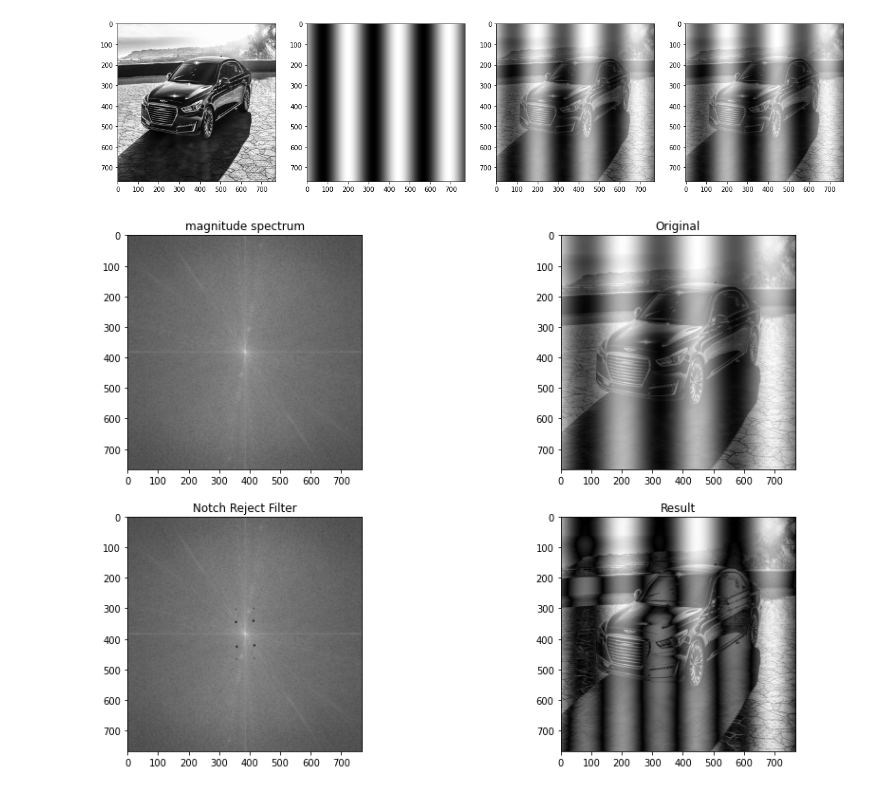
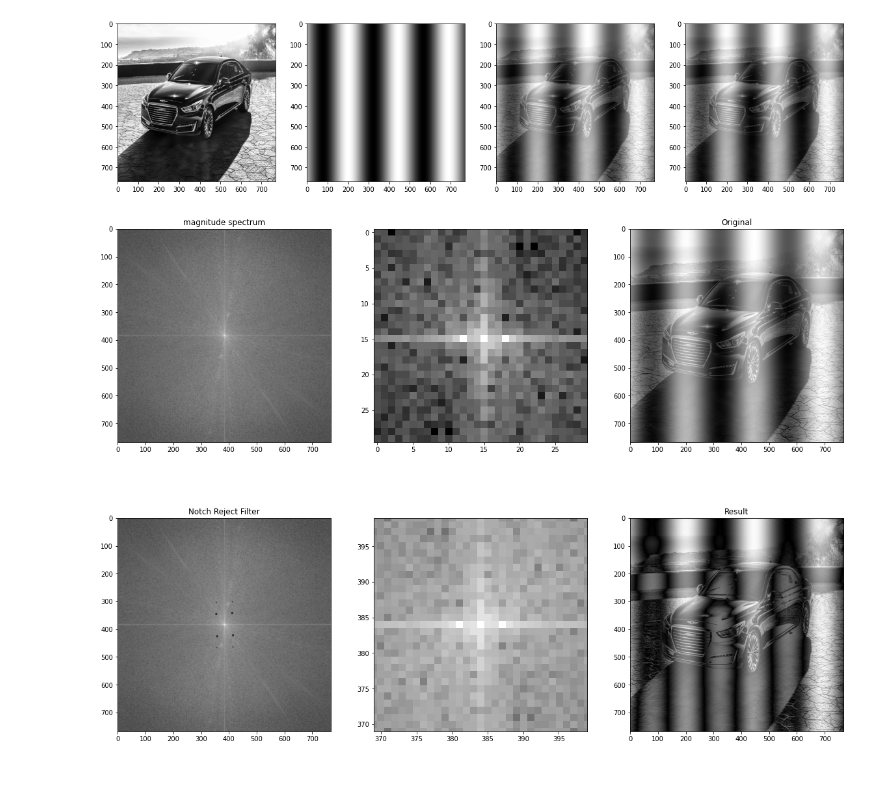
Before and after one commit to mckang6113875/AP_Test_OPEN, a Jupyter notebook: Image_Noise_Canceling_edit1.ipynb, the cells around one changed output. Cells and saved outputs as stored; diff of their text form; code cells hidden in the pictures.

```diff
--- a/Image_Noise_Canceling_edit1.ipynb
+++ b/Image_Noise_Canceling_edit1.ipynb
@@ -19,7 +19,7 @@ import matplotlib.pyplot as plt
 N = 768 #half 384
 x = np.linspace(-np.pi,np.pi, N)
 
-sine1D = np.sin(1*x*np.pi) #simple noise
+sine1D = np.sin(1*x*np.pi)*1 #simple noise
 #sine1D = 0*x #zero noise
 grating = np.tile(sine1D, (N,1))
 
@@ -129,40 +129,55 @@ img = noised2
 f = np.fft.fft2(img)
 fshift = np.fft.fftshift(f)
 phase_spectrumR = np.angle(fshift)
 magnitude_spectrum = 20*np.log(np.abs(fshift))
 
 img_shape = img.shape
 
 H1 = notch_reject_filter(img_shape, 4, 38, 30)
 H2 = notch_reject_filter(img_shape, 4, -42, 27)
 H3 = notch_reject_filter(img_shape, 2, 80, 30)
 H4 = notch_reject_filter(img_shape, 2, -82, 28)
+##################################################
 
 NotchFilter = H1*H2*H3*H4
 NotchRejectCenter = fshift * NotchFilter
 NotchReject = np.fft.ifftshift(NotchRejectCenter)
 inverse_NotchReject = np.fft.ifft2(NotchReject)  # Compute the inverse DFT of the result
 
 Result = np.abs(inverse_NotchReject)
 
-fig = plt.figure(figsize=(15, 10))
-plt.subplot(222)
+###############################################################################
+x, y = 369, 369 #0~768:x-axis, 0~768:y-axis
+w, h = 30, 30
+
+ROI = magnitude_spectrum[x:x+w, y:y+h]
+###############################################################################
+fig = plt.figure(figsize=(20, 15))
+
+plt.subplot(231)
+plt.imshow(magnitude_spectrum, cmap='gray')
+plt.title('magnitude spectrum')
+
+plt.subplot(232)
+plt.imshow(ROI, cmap='gray')
+
+plt.subplot(233)
 plt.imshow(img, cmap='gray')
 plt.title('Original')
 
-plt.subplot(221)
-plt.imshow(magnitude_spectrum, cmap='gray')
-plt.title('magnitude spectrum')
-
-plt.subplot(223)
+plt.subplot(234)
 plt.imshow(magnitude_spectrum*NotchFilter, "gray")
 plt.title("Notch Reject Filter")
 
-plt.subplot(224)
+plt.subplot(235)
+plt.imshow(magnitude_spectrum*NotchFilter, cmap='gray')
+plt.xlim(384-15, 384+15)
+plt.ylim(384-15, 384+15)
+
+plt.subplot(236)
 plt.imshow(Result, "gray")
 plt.title("Result")
 
-
 plt.show()
 # %% [output]
-[figure, old version]
+[figure, new version]
```
Also changed, not shown: parts of 1 cell of this notebook.
